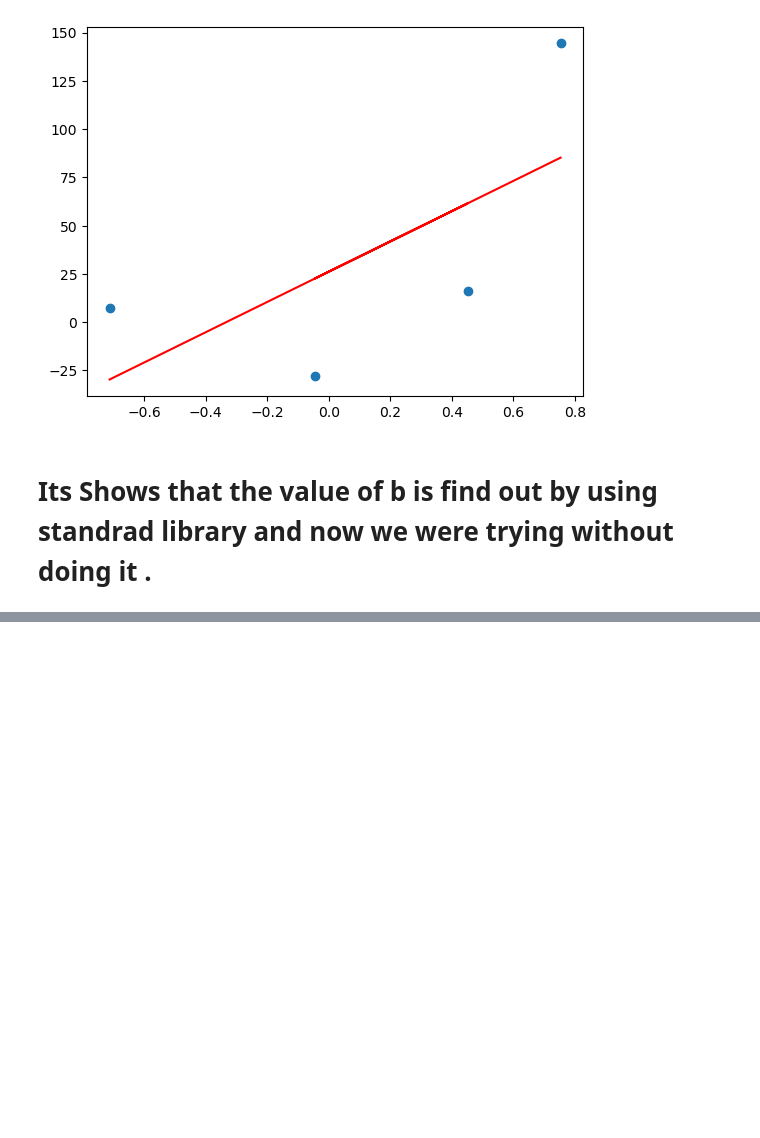
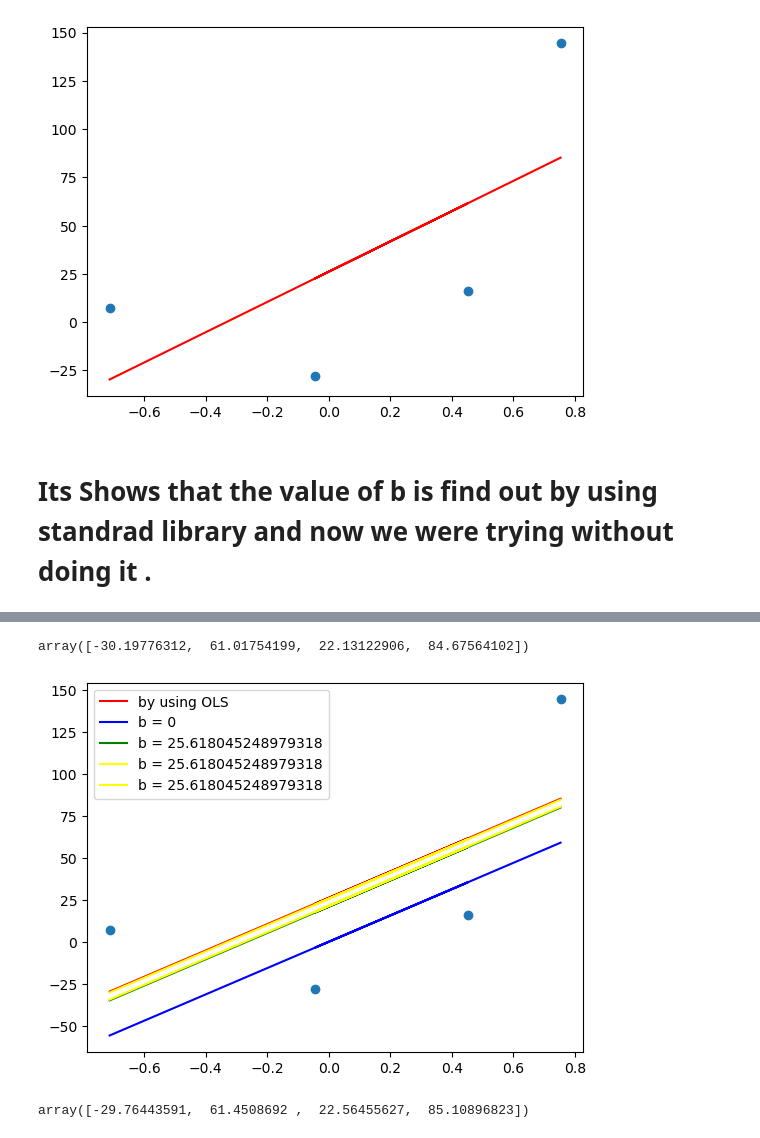
Before and after one commit to sandeshbhatta495/AI, a Jupyter notebook: Gradient Descent/code example of graient sescent .ipynb, the cells around one changed output, grey strips where cells are left out. Saved outputs shown, nothing was run; the diff lists cells and outputs as text; code cells hidden in the pictures; blank space fills up the shorter version.

```diff
--- a/Gradient Descent/code example of graient sescent .ipynb
+++ b/Gradient Descent/code example of graient sescent .ipynb
@@ -68,0 +151,37 @@ plt.plot(X, y_pred(X), color='blue', label='by using b = 0')
+# %%
+# itteration 3
+loss_slope = -2 * np.sum(y - m * X.ravel() - b)
+step_size = loss_slope*lr
+b = b - step_size
+y_pred3 =((78.35 * X ) + b).reshape(4)
+y_pred3
+# %% [output]
+array([-30.19776312,  61.01754199,  22.13122906,  84.67564102])
+# %%
+plt.scatter(X, y)
+# OLS model (with intercept)
+plt.plot(X, reg.predict(X), color='red', label='by using OLS')
+# for b=0
+plt.plot(X,y_pred,color = 'blue',label='b = 0')
+# for new b 1
+plt.plot(X,y_pred1,color = 'green',label='b = {}'.format(b))
+
+# for new b 2
+plt.plot(X,y_pred2,color = 'yellow',label='b = {}'.format(b))
+
+# for new b 3
+plt.plot(X,y_pred3,color = 'yellow',label='b = {}'.format(b))
+
+plt.legend()
+plt.show()
+# %% [output]
+[figure, added]
+# %%
+# itteration 4
+loss_slope = -2 * np.sum(y - m * X.ravel() - b)
+step_size = loss_slope*lr
+b = b - step_size
+y_pred4 =((78.35 * X ) + b).reshape(4)
+y_pred4
+# %% [output]
+array([-29.76443591,  61.4508692 ,  22.56455627,  85.10896823])
```
Also changed, not shown: parts of 25 cells of this notebook.
